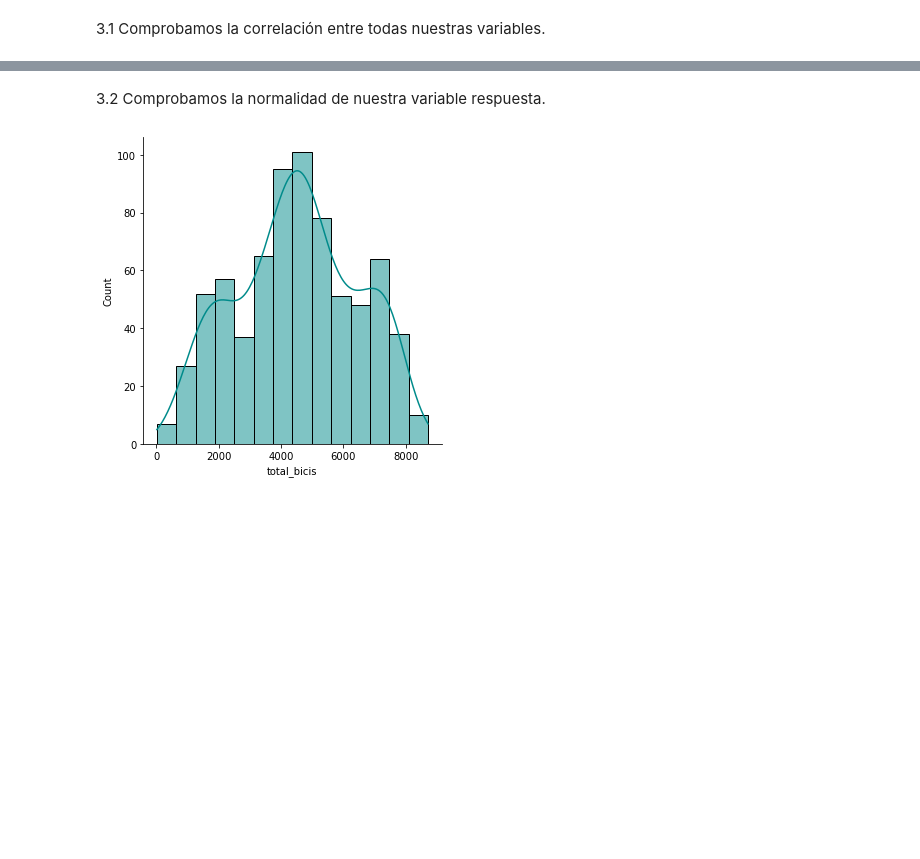
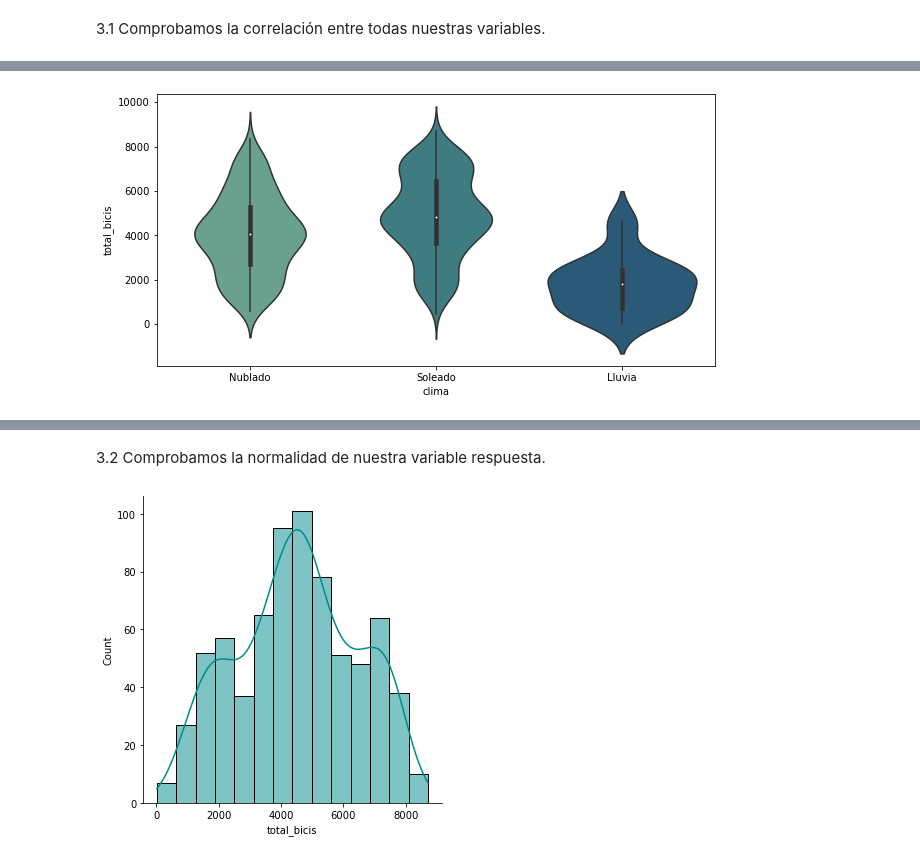
Before and after one commit to Adalab/project-da-promo-c-module-3-team-3, a Jupyter notebook: notebooks/3-EDA-Regresion.ipynb, the cells around one changed output, grey strips where cells are left out. Drawn from its saved outputs; the diff is of its cells as text; code cells hidden in the pictures; blank space fills up the shorter version.

```diff
--- a/notebooks/3-EDA-Regresion.ipynb
+++ b/notebooks/3-EDA-Regresion.ipynb
@@ -115,0 +156,12 @@ sns.heatmap(df.corr(), cmap= 'PuBuGn', annot= True);
+# %%
+fig, ax = plt.subplots(nrows=1, ncols=1, figsize=(10, 5))
+
+sns.violinplot(
+    x       = 'clima',
+    y       = 'total_bicis',
+    data    = df,
+    palette = 'crest',
+    ax      = ax
+);
+# %% [output]
+[figure, added]
```
Also changed, not shown: parts of 15 cells of this notebook, 2 other files.
